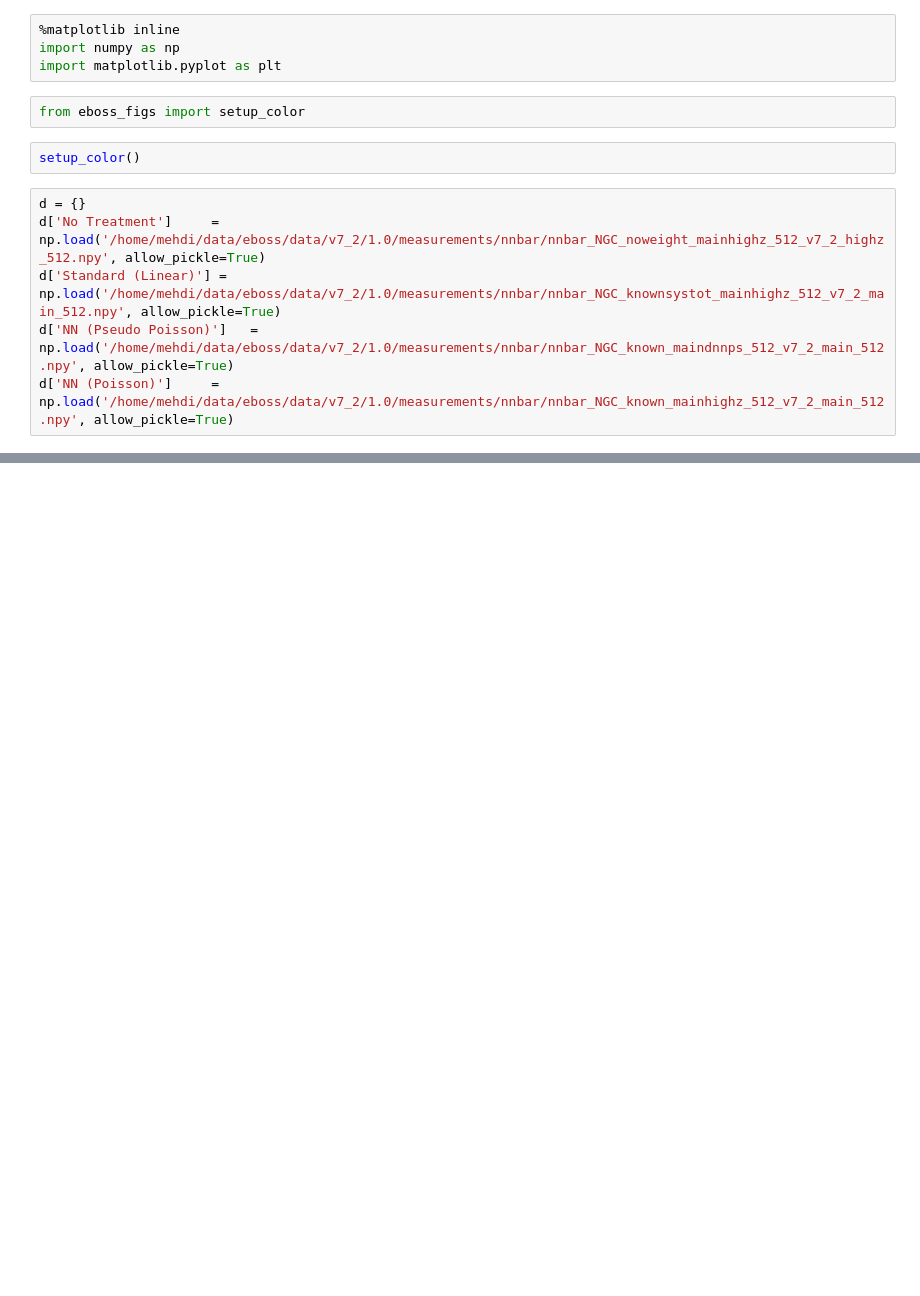
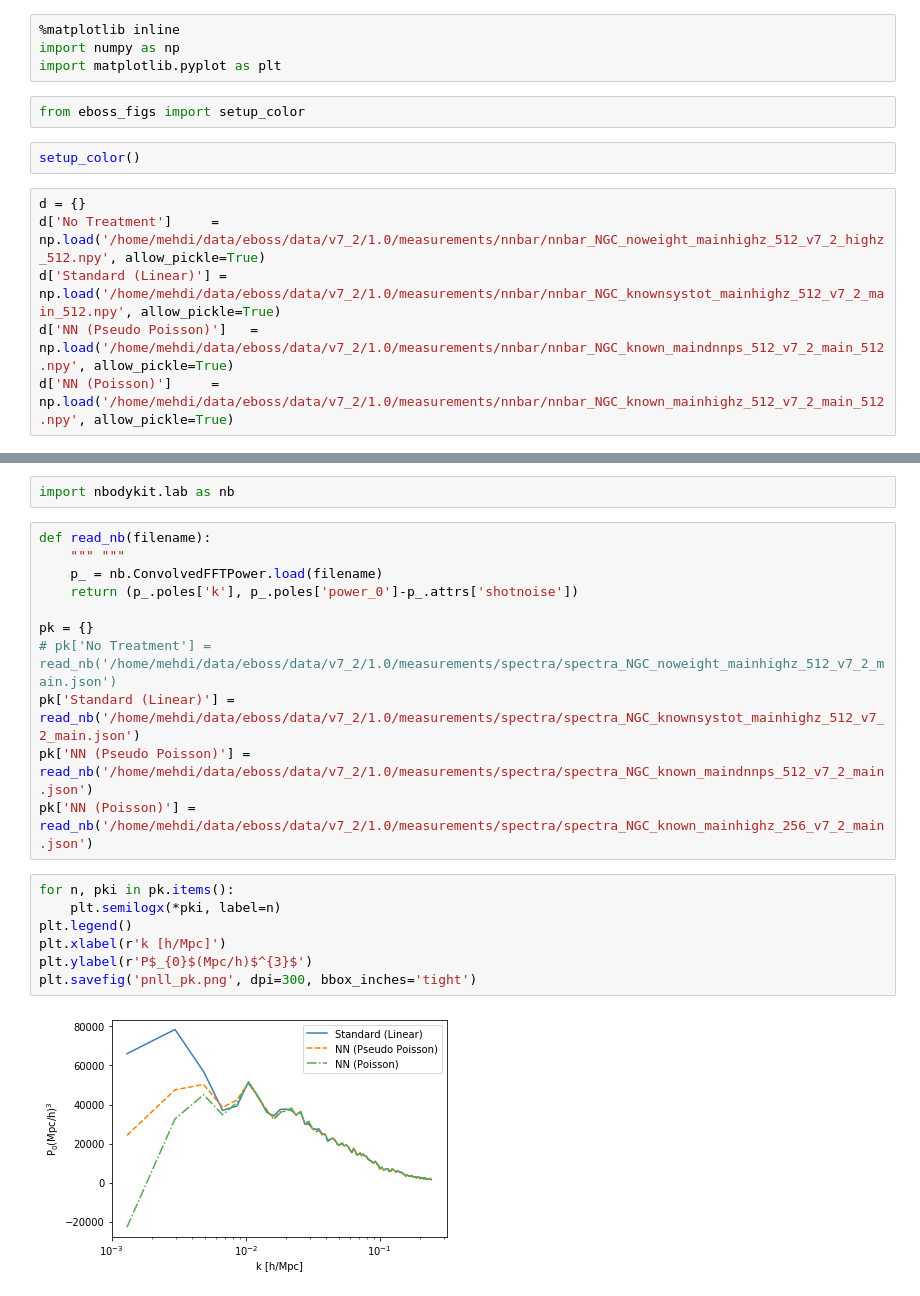
Before and after one commit to mehdirezaie/LSSutils, a Jupyter notebook: notebooks/PNLL.ipynb, the cells around one changed output, grey strips where cells are left out. Drawn from its saved outputs; the diff is of its cells as text; blank space fills up the shorter version.

```diff
--- a/notebooks/PNLL.ipynb
+++ b/notebooks/PNLL.ipynb
@@ -25,0 +26,22 @@ plt.savefig('pnll.png', dpi=300, bbox_inches='tight')
+# %%
+import nbodykit.lab as nb
+# %%
+def read_nb(filename):
+    """ """
+    p_ = nb.ConvolvedFFTPower.load(filename)
+    return (p_.poles['k'], p_.poles['power_0']-p_.attrs['shotnoise'])
+
+pk = {}
+# pk['No Treatment'] = read_nb('/home/mehdi/data/eboss/data/v7_2/1.0/measurements/spectra/spectra_NGC_noweight_mainhighz_512_v7_2_main.json')
+pk['Standard (Linear)'] = read_nb('/home/mehdi/data/eboss/data/v7_2/1.0/measurements/spectra/spectra_NGC_knownsystot_mainhighz_512_v7_2_main.json')
+pk['NN (Pseudo Poisson)'] = read_nb('/home/mehdi/data/eboss/data/v7_2/1.0/measurements/spectra/spectra_NGC_known_maindnnps_512_v7_2_main.json')
+pk['NN (Poisson)'] = read_nb('/home/mehdi/data/eboss/data/v7_2/1.0/measurements/spectra/spectra_NGC_known_mainhighz_256_v7_2_main.json')
+# %%
+for n, pki in pk.items():
+    plt.semilogx(*pki, label=n)
+plt.legend()
+plt.xlabel(r'k [h/Mpc]')
+plt.ylabel(r'P$_{0}$(Mpc/h)$^{3}$')
+plt.savefig('pnll_pk.png', dpi=300, bbox_inches='tight')
+# %% [output]
+[figure, added]
```
Also changed, not shown: parts of 1 cell of this notebook, 8 other files.
